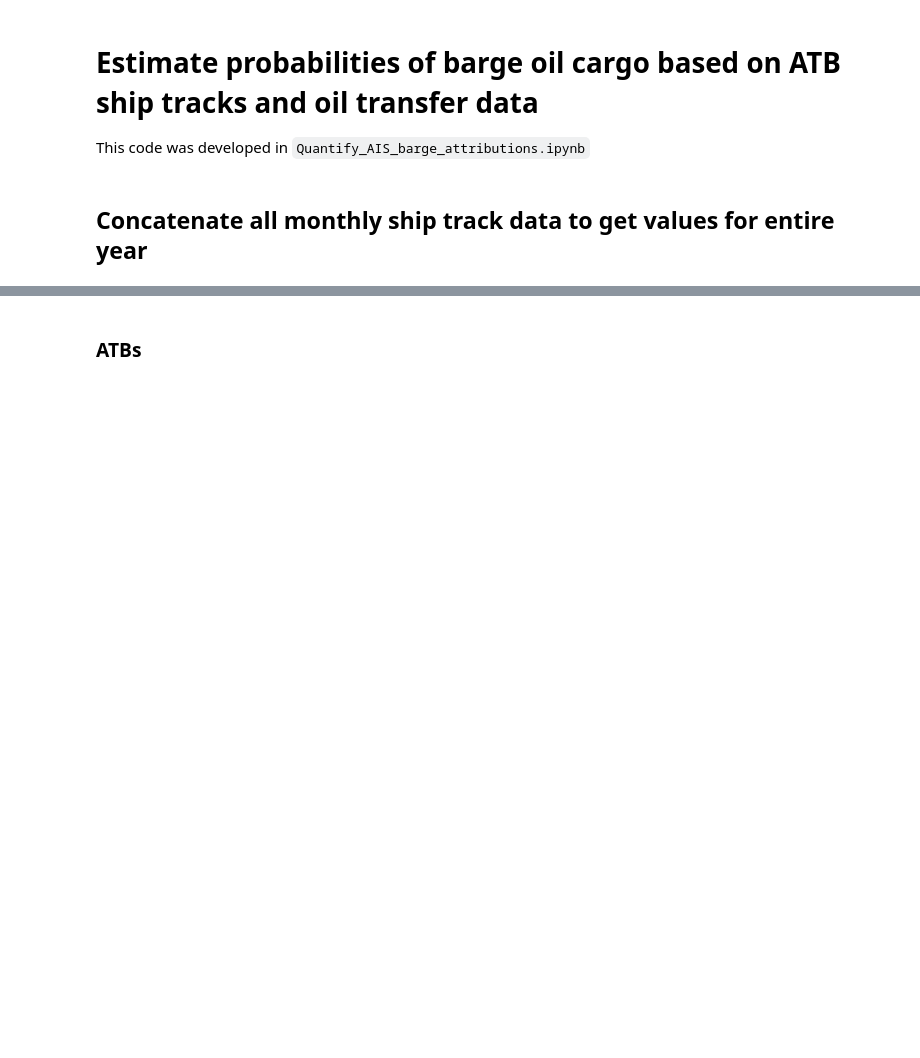
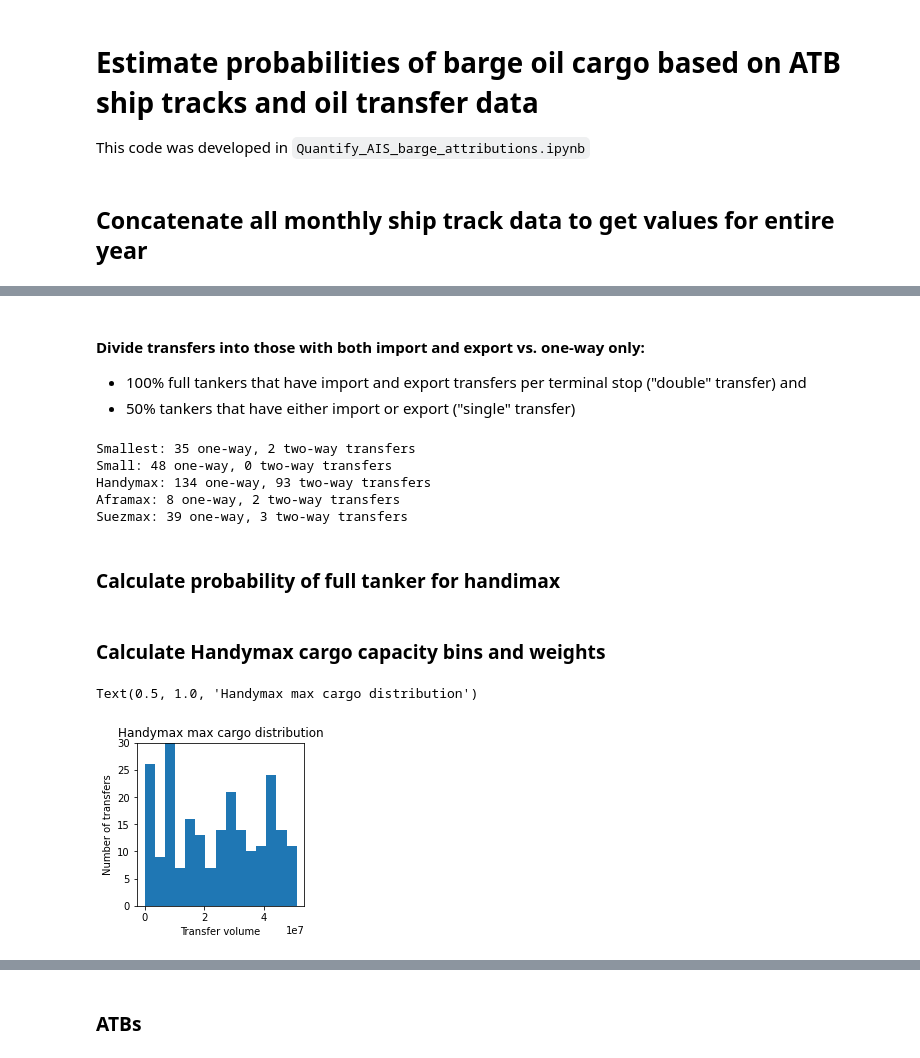
Before and after one commit to MIDOSS/analysis-rachael, a Jupyter notebook: notebooks/monte_carlo/oil_attribution.ipynb, the cells around one changed output, grey strips where cells are left out. Cells and saved outputs as stored; diff of their text form; code cells hidden in the pictures; blank space fills up the shorter version.

```diff
--- a/notebooks/monte_carlo/oil_attribution.ipynb
+++ b/notebooks/monte_carlo/oil_attribution.ipynb
@@ -232,0 +375,25 @@ This code was developed in `Quantify_AIS_barge_attributions.ipynb`
+# %% [markdown]
+#### Divide transfers into those with both import and export vs. one-way only:
+- 100% full tankers that have import and export transfers per terminal stop ("double" transfer) and
+- 50% tankers that have either import or export ("single" transfer)
+# %%
+for idx,vessel_type in enumerate([*N_MMSI]):
+    # get list of vessel names by size class
+    vessels = list(mmsi_names[[*mmsi_names][idx]].values())
+    volume[vessel_type] = get_doe_tanker_byvessel(
+        vessels,
+        oil_attrs['files']['doe_transfers'],
+        oil_attrs['files']['oil_facilities'])
+    volume[vessel_type] = volume[vessel_type].sort_values(by='StartDateTime').reset_index()
+for idx,vessel_type in enumerate([*N_MMSI]):
+    one_way[vessel_type], two_way[vessel_type]  = split_doe_transfers(
+        volume[vessel_type])
+    print(f'{vessel_type}: {one_way[vessel_type].shape[0]} one-way, {two_way[vessel_type].shape[0]} two-way transfers')
+# %% [output]
+Smallest: 35 one-way, 2 two-way transfers
+Small: 48 one-way, 0 two-way transfers
+Handymax: 134 one-way, 93 two-way transfers
+Aframax: 8 one-way, 2 two-way transfers
+Suezmax: 39 one-way, 3 two-way transfers
+# %% [markdown]
+### Calculate probability of full tanker for handimax
@@ -232,0 +406,22 @@ This code was developed in `Quantify_AIS_barge_attributions.ipynb`
+# %% [markdown]
+### Calculate Handymax cargo capacity bins and weights
+# %%
+nbins = 15
+max_full = max(volume['Handymax']['TransferQtyInLiters'])
+bin_values = numpy.arange(
+    0,
+    max_full + max_full/nbins,
+    max_full/nbins
+)
+
+fig, ax = plt.subplots(figsize = (3,3))
+n, cargo_capacity, patches = ax.hist(
+        volume['Handymax']['TransferQtyInLiters'],
+        bins = bin_values)
+ax.set_xlabel('Transfer volume')
+ax.set_ylabel('Number of transfers')
+ax.set_ylim(0,30)
+ax.set_title(f'Handymax max cargo distribution')
+# %% [output]
+Text(0.5, 1.0, 'Handymax max cargo distribution')
+[figure, added]
```
Also changed, not shown: parts of 23 cells of this notebook.
